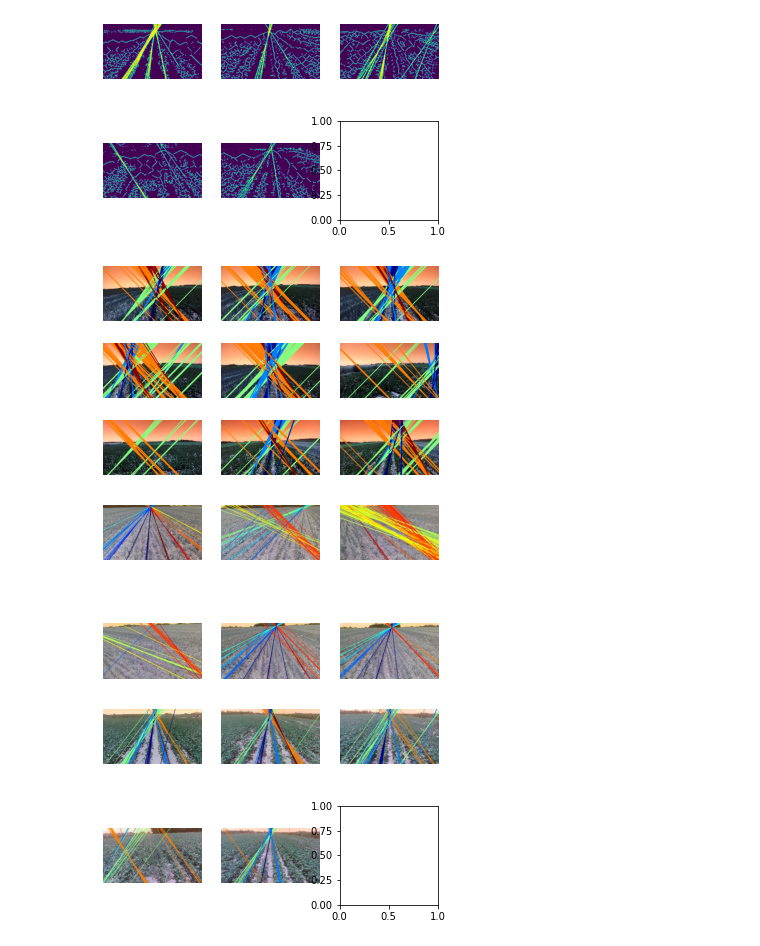
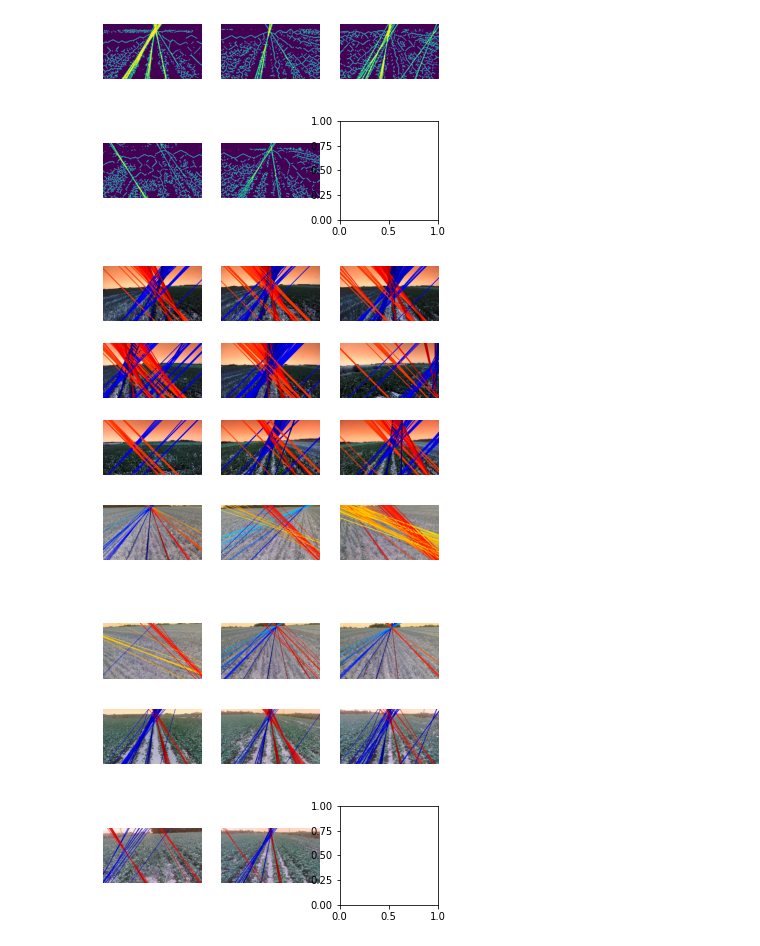
Before and after one commit to soncininicolas/dip_crop_field, a Jupyter notebook: crop_row_detection/crop_row_detection.ipynb, the cells around one changed output. Saved outputs shown, nothing was run; the diff lists cells and outputs as text; code cells hidden in the pictures.

Commit message:
Categories are created from bins, using numpy methods. Unused parameters are removed.

```diff
--- a/crop_row_detection/crop_row_detection.ipynb
+++ b/crop_row_detection/crop_row_detection.ipynb
@@ -234,10 +234,11 @@ for idx_img,img in enumerate(trd_skeleton):
     slope_thresh = 0.7
 
     slope_max = 1.00000001
-    step = 0.12
+    slope_step = 0.12
     candidates = {}
-    half_num_cats = int((slope_max - slope_thresh) // step)
-    num_cats = half_num_cats * 2
+    start, end = -1, 1+slope_step
+    bins = np.arange(start, end, slope_step)
+    num_bins = int((end - start) / slope_step)
     if lines is not None:
         for i in range(0, len(lines)):
             # Line representation -> rho, theta
@@ -250,9 +251,9 @@ for idx_img,img in enumerate(trd_skeleton):
 
             # Filter lines using slope_thresh
             if abs(a) > slope_thresh:
+                # Get the category according to the bins
+                category = np.digitize(a, bins)
 
-                # Discretize the space according to the slope
-                category = category_from_line(theta, slope_thresh, step) #int(np.sign(a) * (abs(a) - slope_thresh) // step)
                 line_ = Line(lines[i], category)
                 if not (category in candidates):
                     candidates[category] = [line_]
@@ -262,7 +263,7 @@ for idx_img,img in enumerate(trd_skeleton):
                 num_lines += 1
 
                 # Plot each category with a different color
-                color = tuple(cv2.applyColorMap(np.uint8([[int(255 * (category + half_num_cats) / num_cats)]]), cv2.COLORMAP_JET).flatten().tolist())
+                color = tuple(cv2.applyColorMap(np.uint8([[int(255 * category / num_bins)]]), cv2.COLORMAP_JET).flatten().tolist())
                 pt1, pt2 = points_from_line(rho, theta, c)
                 cv2.line(cdst, pt1, pt2, color, 3, cv2.LINE_AA)
     trd_lines.append(cdst)
@@ -285,10 +286,13 @@ for idx_img,img in enumerate(z22_skeleton):
     slope_thresh = 0.3
 
     slope_max = 1.00000001
-    step = 0.06
+    slope_step = 0.06
     candidates = {}
-    half_num_cats = int((slope_max - slope_thresh) // step)
-    num_cats = half_num_cats * 2
+    # Generate bin edges from -1 to 1 using the given step size
+    # Add small tolerance to include 1 itself
+    start, end = -1, 1+slope_step
+    bins = np.arange(start, end, slope_step)
+    num_bins = int((end - start) / slope_step)
     if lines is not None:
         for i in range(0, len(lines)):
             # Line representation -> rho, theta
@@ -301,9 +305,9 @@ for idx_img,img in enumerate(z22_skeleton):
 
             # Filter lines using slope_thresh
             if abs(a) > slope_thresh:
+                # Get the category according to the bins
+                category = np.digitize(a, bins)
 
-                # Discretize the space according to the slope
-                category = category_from_line(theta, slope_thresh, step) #int(np.sign(a) * (abs(a) - slope_thresh) // step)
                 line_ = Line(lines[i], category)
                 if not (category in candidates):
                     candidates[category] = [line_]
@@ -313,7 +317,7 @@ for idx_img,img in enumerate(z22_skeleton):
                 num_lines += 1
 
                 # Plot each category with a different color
-                color = tuple(cv2.applyColorMap(np.uint8([[int(255 * (category + half_num_cats) / num_cats)]]), cv2.COLORMAP_JET).flatten().tolist())
+                color = tuple(cv2.applyColorMap(np.uint8([[int(255 * category / num_bins)]]), cv2.COLORMAP_JET).flatten().tolist())
                 pt1, pt2 = points_from_line(rho, theta, c)
                 cv2.line(cdst, pt1, pt2, color, 3, cv2.LINE_AA)
     z22_lines.append(cdst)
@@ -336,45 +340,48 @@ for idx_img,img in enumerate(z23_skeleton):
     slope_thresh = 0.78
 
     slope_max = 1.00000001
-    step = 0.09
+    slope_step = 0.09
     candidates = {}
-    half_num_cats = int((slope_max - slope_thresh) // step)
-    num_cats = half_num_cats * 2
+    # Generate bin edges from -1 to 1 using the given step size
+    # Add small tolerance to include 1 itself
+    start, end = -1, 1+slope_step
+    bins = np.arange(start, end, slope_step)
+    num_bins = int((end - start) / slope_step)
     if lines is not None:
         for i in range(0, len(lines)):
             # Line representation -> rho, theta
             rho = lines[i][0][0]
             theta = lines[i][0][1]
             a = math.cos(theta)
             b = math.sin(theta)
             x0 = a * rho
             y0 = b * rho
 
             # Filter lines using slope_thresh
             if abs(a) > slope_thresh:
+                # Get the category according to the bins
+                category = np.digitize(a, bins)
 
-                # Discretize the space according to the slope
-                category = category_from_line(theta, slope_thresh, step) #int(np.sign(a) * (abs(a) - slope_thresh) // step)
                 line_ = Line(lines[i], category)
                 if not (category in candidates):
                     candidates[category] = [line_]
                 else:
                     candidates[category].append(line_)
 
                 num_lines += 1
 
                 # Plot each category with a different color
-                color = tuple(cv2.applyColorMap(np.uint8([[int(255 * (category + half_num_cats) / num_cats)]]), cv2.COLORMAP_JET).flatten().tolist())
+                color = tuple(cv2.applyColorMap(np.uint8([[int(255 * category / num_bins)]]), cv2.COLORMAP_JET).flatten().tolist())
                 pt1, pt2 = points_from_line(rho, theta, c)
                 cv2.line(cdst, pt1, pt2, color, 3, cv2.LINE_AA)
     z23_lines.append(cdst)
     z23_candidates.append(candidates)
 fig, axs = plot_images_grid(z23_lines)
 fig.show()
 # %% [output]
-[figure, old version]
+[figure, new version]
-[figure, old version]
+[figure, new version]
-[figure, old version]
+[figure, new version]
 # %%
 trd_solution = []
 for idx_img,candidates in enumerate(trd_candidates):
```
Also changed, not shown: parts of 1 cell of this notebook, 4 other files.
